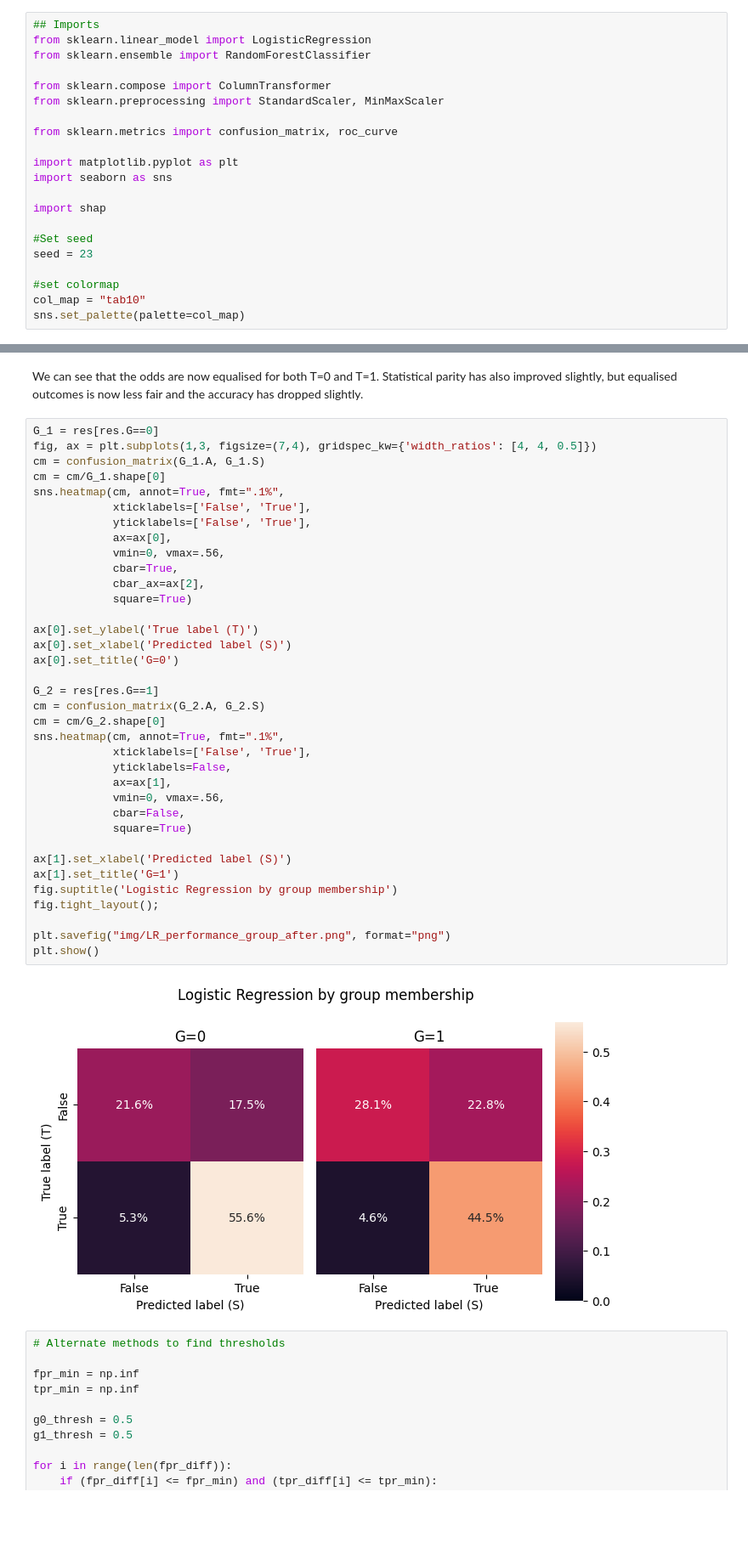
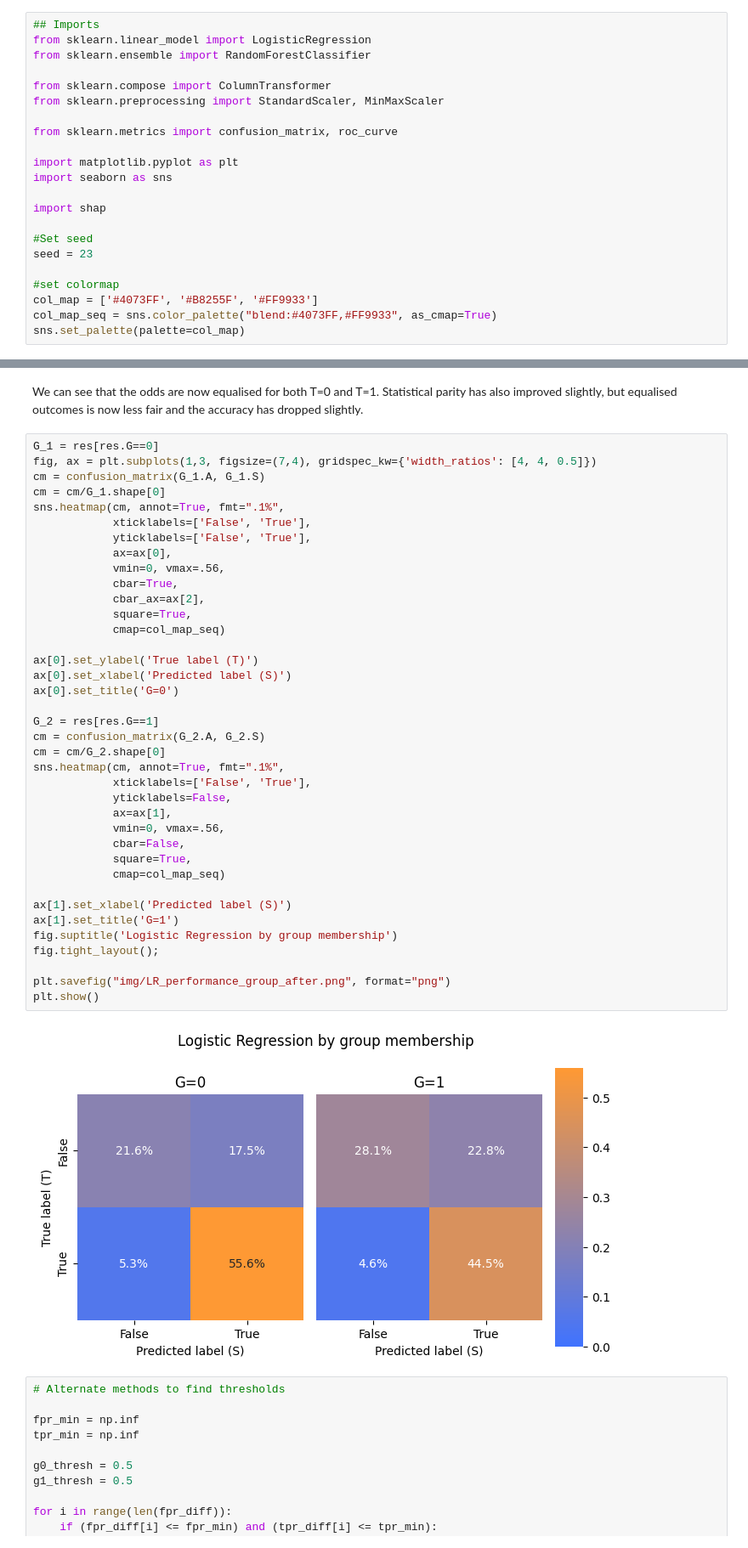
Before and after one commit to Xannadoo/Algorithmic_Fairness_Mandatories, a Jupyter notebook: Mandatory_1/afae24-assignment.ipynb, the cells around one changed output, grey strips where cells are left out. Shown at 85% size. Cells and saved outputs as stored; diff of their text form; blank space fills up the shorter version.

```diff
--- a/Mandatory_1/afae24-assignment.ipynb
+++ b/Mandatory_1/afae24-assignment.ipynb
@@ -121,7 +121,8 @@ import shap
 seed = 23
 
 #set colormap
-col_map = "tab10"
+col_map = ['#4073FF', '#B8255F', '#FF9933']
+col_map_seq = sns.color_palette("blend:#4073FF,#FF9933", as_cmap=True)
 sns.set_palette(palette=col_map)
 # %% [markdown]
 ## Task 1 (Classifiers and fairness considerations)
@@ -632,36 +664,38 @@ cm = cm/G_1.shape[0]
 sns.heatmap(cm, annot=True, fmt=".1%",
             xticklabels=['False', 'True'],
             yticklabels=['False', 'True'],
             ax=ax[0],
             vmin=0, vmax=.56,
             cbar=True,
             cbar_ax=ax[2],
-            square=True)
+            square=True,
+            cmap=col_map_seq)
 
 ax[0].set_ylabel('True label (T)')
 ax[0].set_xlabel('Predicted label (S)')
 ax[0].set_title('G=0')
 
 G_2 = res[res.G==1]
 cm = confusion_matrix(G_2.A, G_2.S)
 cm = cm/G_2.shape[0]
 sns.heatmap(cm, annot=True, fmt=".1%",
             xticklabels=['False', 'True'],
             yticklabels=False,
             ax=ax[1],
             vmin=0, vmax=.56,
             cbar=False,
-            square=True)
+            square=True,
+            cmap=col_map_seq)
 
 ax[1].set_xlabel('Predicted label (S)')
 ax[1].set_title('G=1')
 fig.suptitle('Logistic Regression by group membership')
 fig.tight_layout();
 
 plt.savefig("img/LR_performance_group_after.png", format="png")
 plt.show()
 # %% [output]
-[figure, old version]
+[figure, new version]
 # %%
 # Alternate methods to find thresholds
 
```
Also changed, not shown: parts of 14 cells of this notebook, 9 other files.
